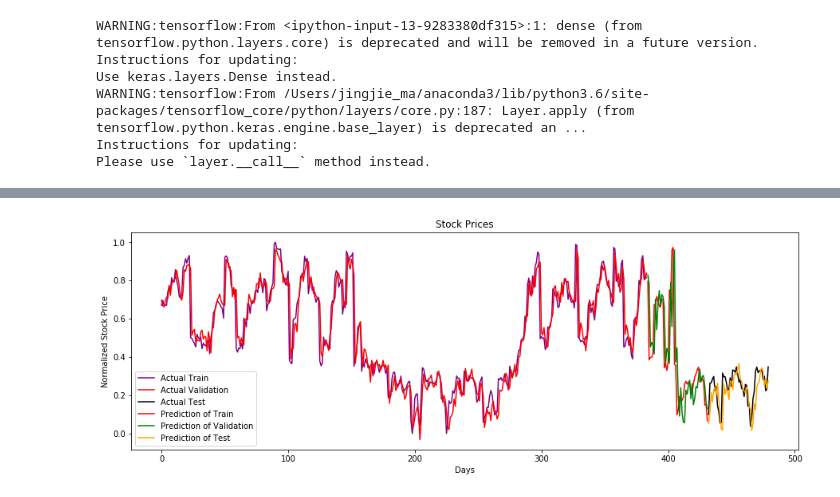
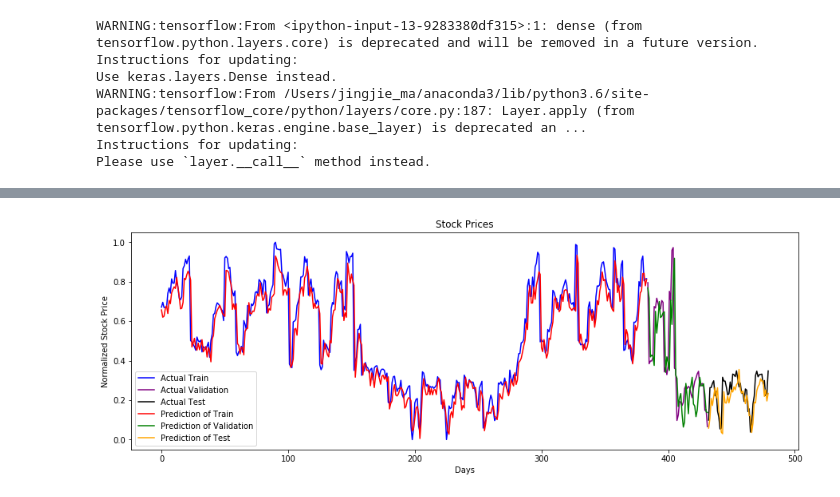
Before and after one commit to hzhang17/ANLY502-Project, a Jupyter notebook: RecurrentNeuralNets/RNN_AIR.ipynb, the cells around one changed output, grey strips where cells are left out. Cells and saved outputs as stored; diff of their text form; code cells hidden in the pictures.

```diff
--- a/RecurrentNeuralNets/RNN_AIR.ipynb
+++ b/RecurrentNeuralNets/RNN_AIR.ipynb
@@ -248,33 +248,33 @@ with tf.compat.v1.Session() as sess:
 # %%
 # choose close price
 ft = 1
 
 ## show predictions and actual values
 plt.figure(figsize = (15, 5));
 
 
-plt.plot(np.arange(y_train.shape[0]), y_train[:,ft], color = 'purple', label='Actual Train')
+plt.plot(np.arange(y_train.shape[0]), y_train[:,ft], color = 'blue', label='Actual Train')
 
 plt.plot(np.arange(y_train.shape[0], y_train.shape[0] + y_valid.shape[0]), y_valid[:,ft],
-         color='red', label='Actual Validation')
+         color='purple', label='Actual Validation')
 
 plt.plot(np.arange(y_train.shape[0] + y_valid.shape[0],
                    y_train.shape[0] + y_test.shape[0] + y_test.shape[0]),
          y_test[:,ft], color = 'black', label = 'Actual Test')
 
 plt.plot(np.arange(y_train_pred.shape[0]),y_train_pred[:,ft], color='red',
          label='Prediction of Train')
 
 plt.plot(np.arange(y_train_pred.shape[0], y_train_pred.shape[0] + y_valid_pred.shape[0]),
          y_valid_pred[:,ft], color = 'green', label='Prediction of Validation')
 
 plt.plot(np.arange(y_train_pred.shape[0] + y_valid_pred.shape[0],
                    y_train_pred.shape[0] + y_valid_pred.shape[0] + y_test_pred.shape[0]),
          y_test_pred[:,ft], color='orange', label='Prediction of Test')
 
 plt.title('Stock Prices')
 plt.xlabel('Days')
 plt.ylabel('Normalized Stock Price')
 plt.legend(loc='best');
 # %% [output]
-[figure, old version]
+[figure, new version]
```
Also changed, not shown: parts of 3 cells of this notebook.
